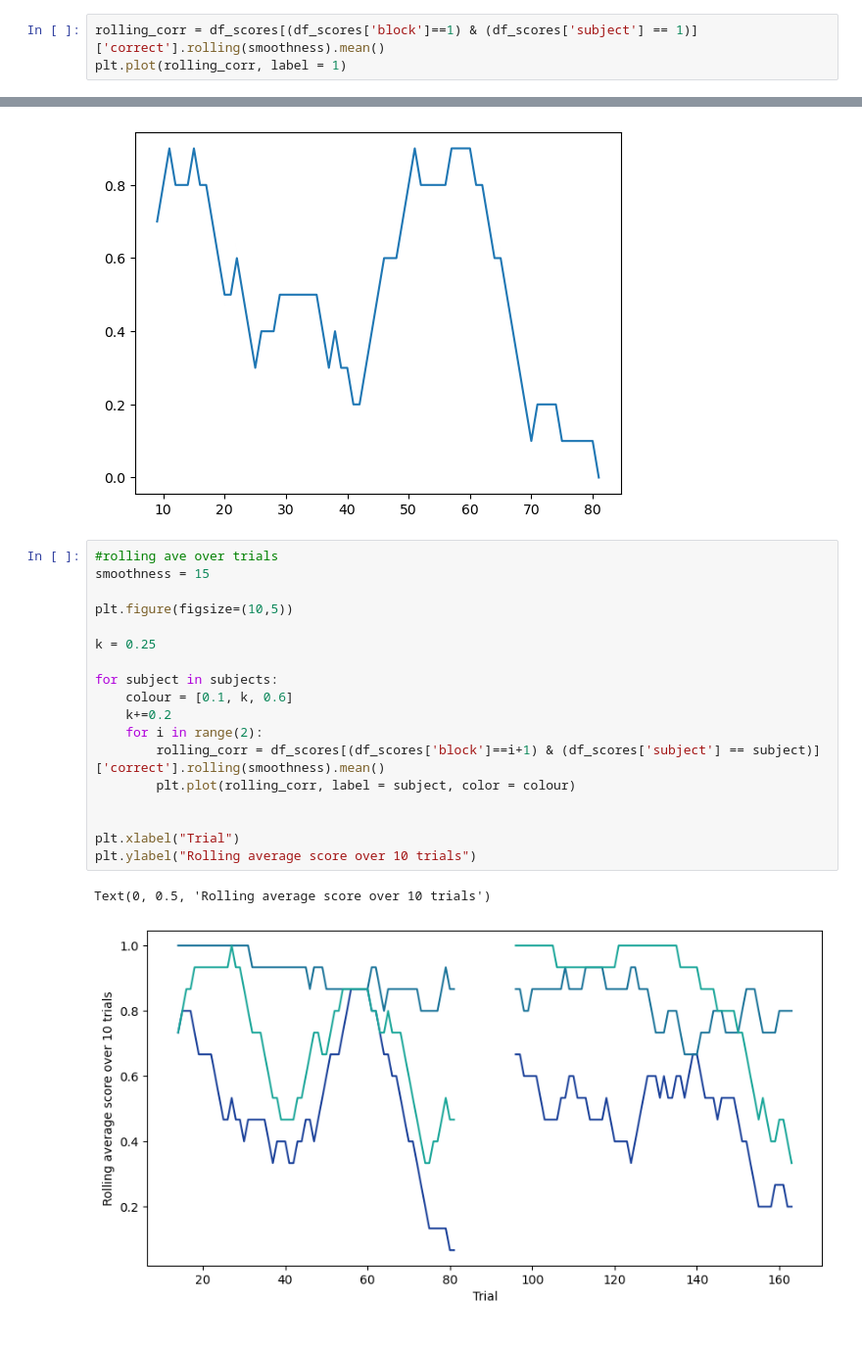
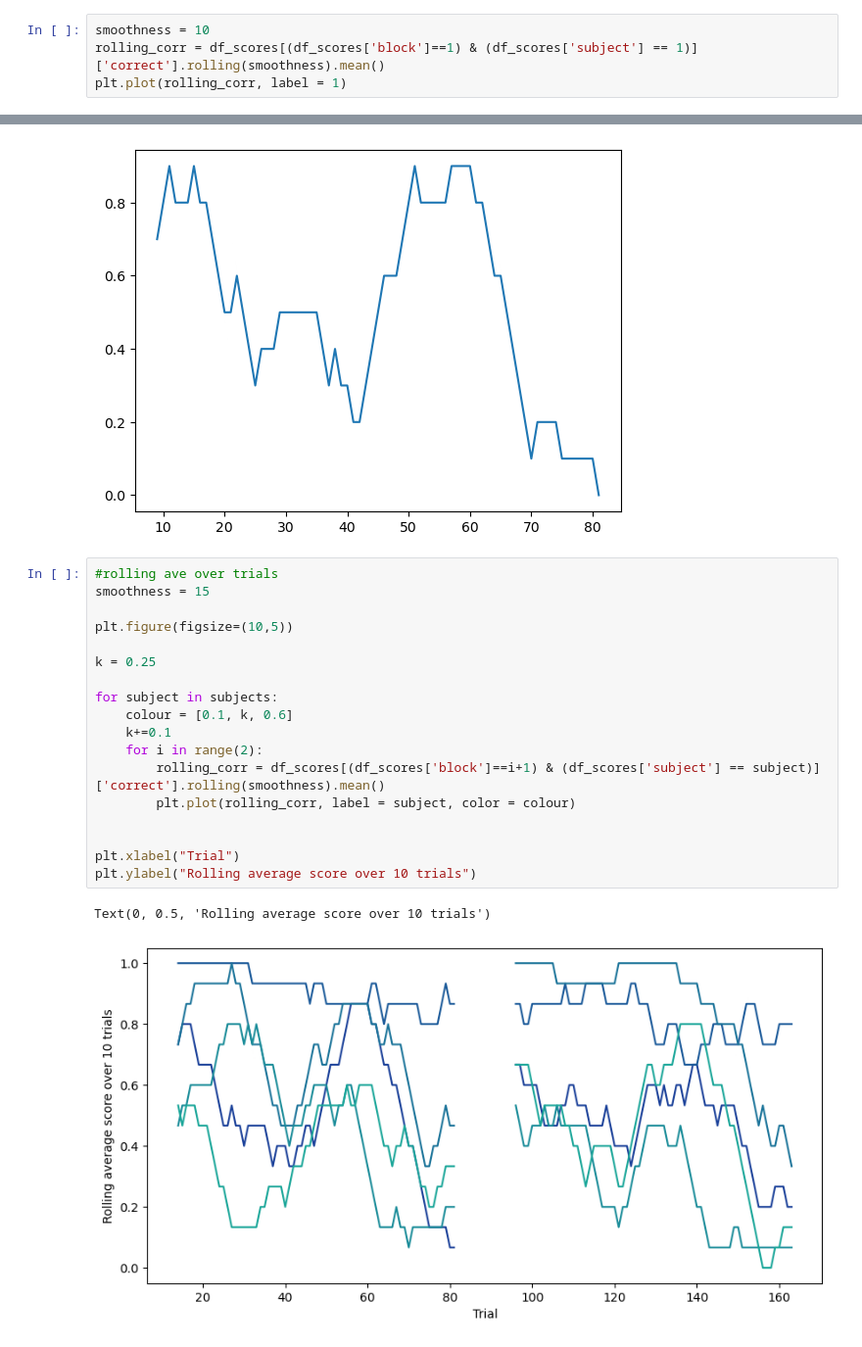
Before and after one commit to haiqin-zhang/AM_stimuli, a Jupyter notebook: stim_scripts/train_analysis/plot_scores.ipynb, the cells around one changed output, grey strips where cells are left out. Shown at 98% size. Cells and saved outputs as stored; diff of their text form.

```diff
--- a/stim_scripts/train_analysis/plot_scores.ipynb
+++ b/stim_scripts/train_analysis/plot_scores.ipynb
@@ -64,4 +64,5 @@ Text(0, 0.5, 'Mean score')
 # %%
+smoothness = 10
 rolling_corr = df_scores[(df_scores['block']==1) & (df_scores['subject'] == 1)]['correct'].rolling(smoothness).mean()
 plt.plot(rolling_corr, label = 1)
 # %% [output]
@@ -70,23 +71,23 @@ plt.plot(rolling_corr, label = 1)
 # %%
 #rolling ave over trials
 smoothness = 15
 
 plt.figure(figsize=(10,5))
 
 k = 0.25
 
 for subject in subjects:
     colour = [0.1, k, 0.6]
-    k+=0.2
+    k+=0.1
     for i in range(2):
         rolling_corr = df_scores[(df_scores['block']==i+1) & (df_scores['subject'] == subject)]['correct'].rolling(smoothness).mean()
         plt.plot(rolling_corr, label = subject, color = colour)
 
 
 plt.xlabel("Trial")
 plt.ylabel("Rolling average score over 10 trials")
 # %% [output]
 Text(0, 0.5, 'Rolling average score over 10 trials')
-[figure, old version]
+[figure, new version]
 # %%
 #scores sorted by difficulty
```
Also changed, not shown: parts of 3 cells of this notebook, 26 other files.
